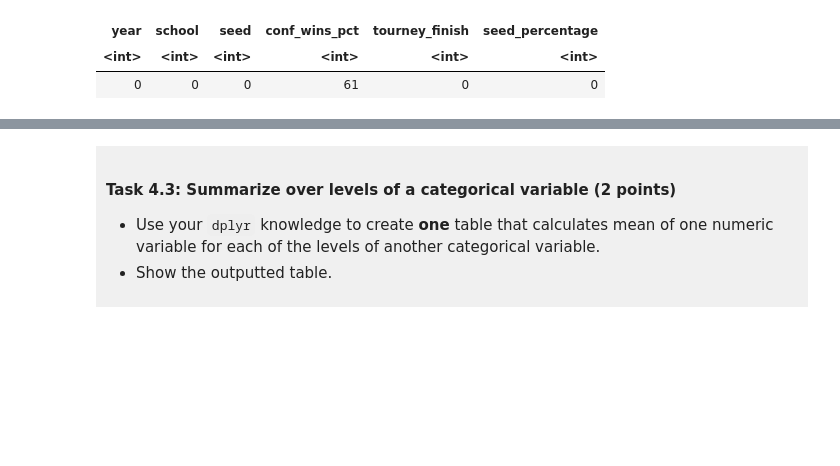
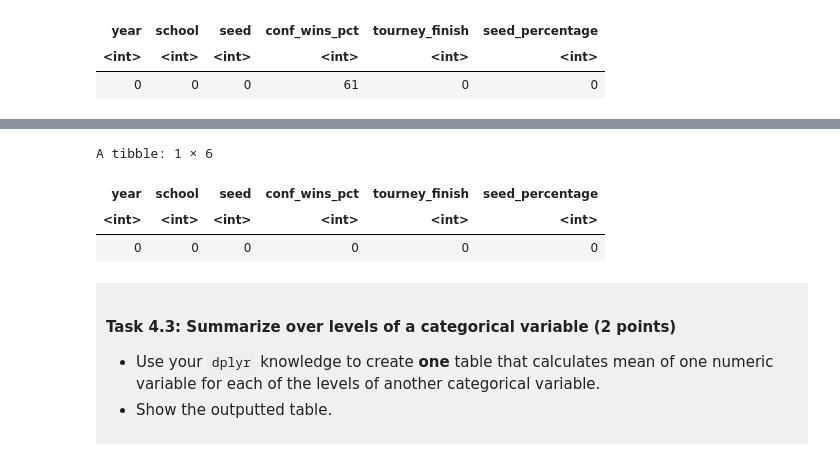
Before and after one commit to tarynluu/dsci-100-project-taryn-lu, a Jupyter notebook: dsci-100-project-notebook.ipynb, the cells around one changed output, grey strips where cells are left out. Saved outputs shown, nothing was run; the diff lists cells and outputs as text; code cells hidden in the pictures; blank space fills up the shorter version.

```diff
--- a/dsci-100-project-notebook.ipynb
+++ b/dsci-100-project-notebook.ipynb
@@ -328,3 +368,17 @@ A tibble: 1 × 6
+# %%
+# here is the table to determine amount of missingness AFTER removing the earlier years
+
+count_missing_v2 <- data_tidy_v2 |>
+    is.na()|>
+    as_tibble() |>
+    map_dfr(sum)
+
+count_missing_v2
+# %% [output]
+A tibble: 1 × 6
+| year | school | seed | conf_wins_pct | tourney_finish | seed_percentage |
+| <int> | <int> | <int> | <int> | <int> | <int> |
+| 0 | 0 | 0 | 0 | 0 | 0 |
 # %% [markdown]
 <div style="background-color: #f0f0f0; padding: 10px;">
 
```
Also changed, not shown: parts of 7 cells of this notebook.
